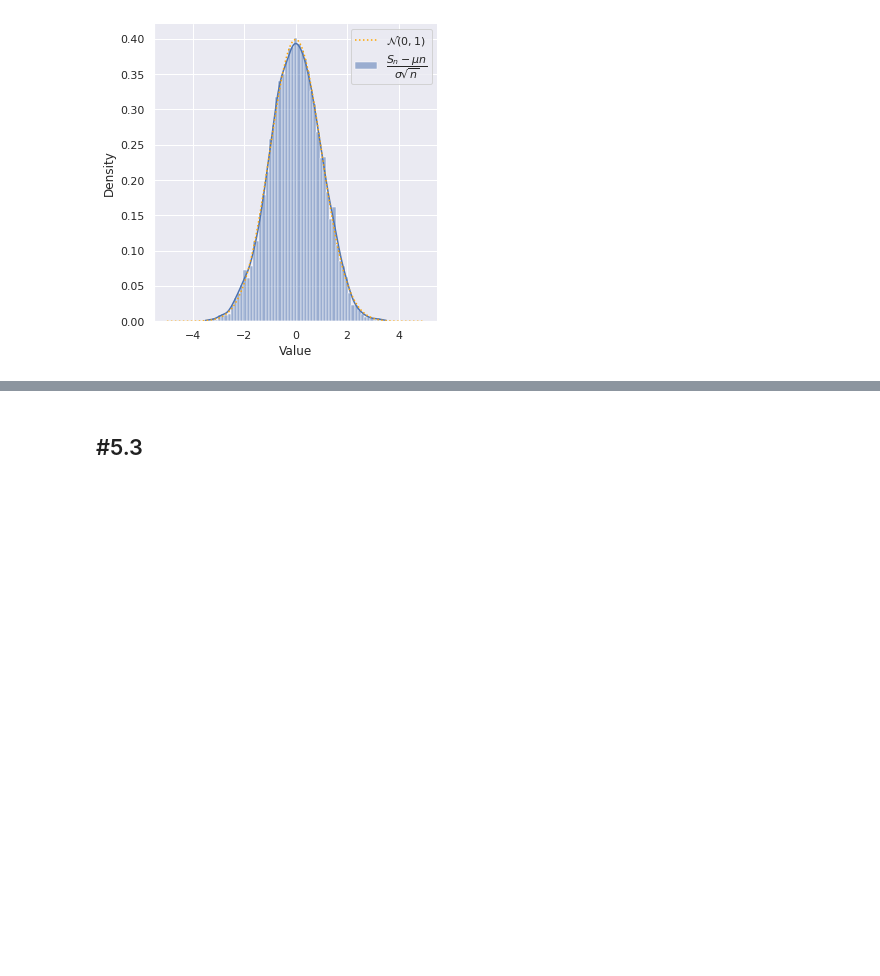
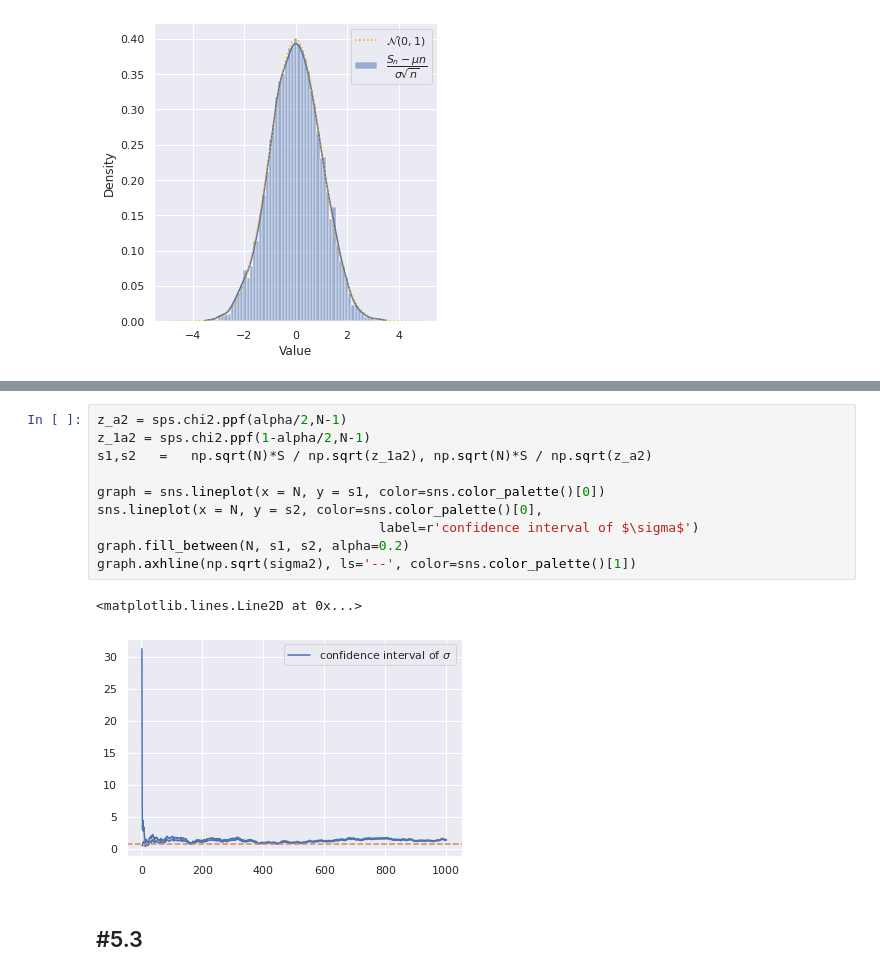
Before and after one commit to Arkadiy-Vladimirov/praktikum_7, a Jupyter notebook: task5.ipynb, the cells around one changed output, grey strips where cells are left out. Drawn from its saved outputs; the diff is of its cells as text; blank space fills up the shorter version.

```diff
--- a/task5.ipynb
+++ b/task5.ipynb
@@ -66,3 +96,16 @@ sns.lineplot(x=np.linspace(-5, 5, 1000), y=sps.norm.pdf(np.linspace(-5, 5, 1000)
+# %%
+z_a2 = sps.chi2.ppf(alpha/2,N-1)
+z_1a2 = sps.chi2.ppf(1-alpha/2,N-1)
+s1,s2   =   np.sqrt(N)*S / np.sqrt(z_1a2), np.sqrt(N)*S / np.sqrt(z_a2)
+
+graph = sns.lineplot(x = N, y = s1, color=sns.color_palette()[0])
+sns.lineplot(x = N, y = s2, color=sns.color_palette()[0],
+                                    label=r'confidence interval of $\sigma$')
+graph.fill_between(N, s1, s2, alpha=0.2)
+graph.axhline(np.sqrt(sigma2), ls='--', color=sns.color_palette()[1])
+# %% [output]
+<matplotlib.lines.Line2D at 0x...>
+[figure, added]
 # %% [markdown]
 #5.3
 ----
```
Also changed, not shown: parts of 5 cells of this notebook, 5 other files.
